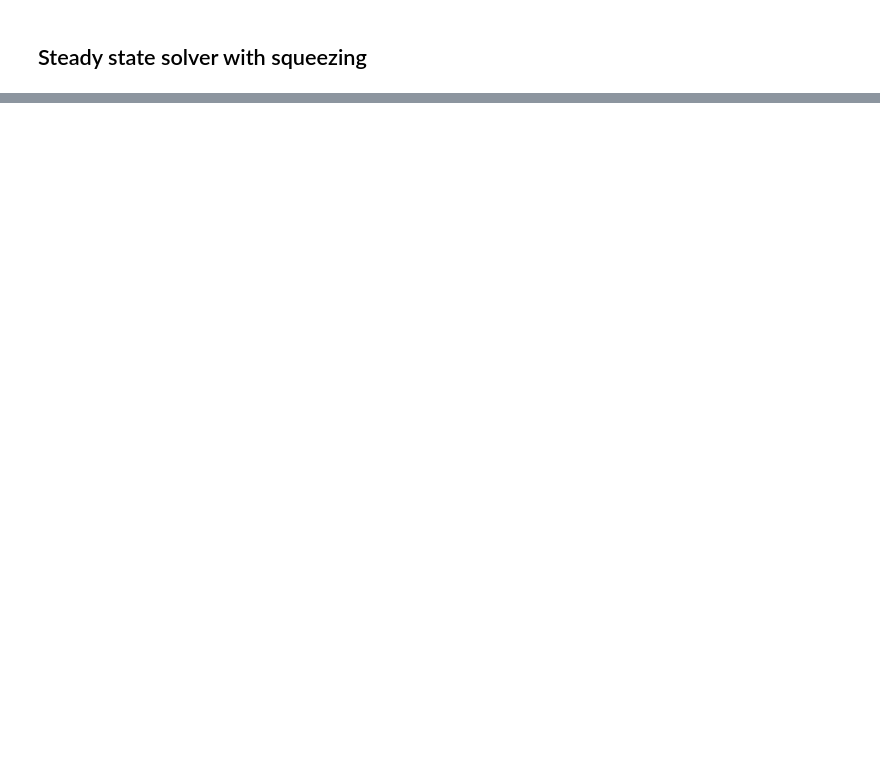
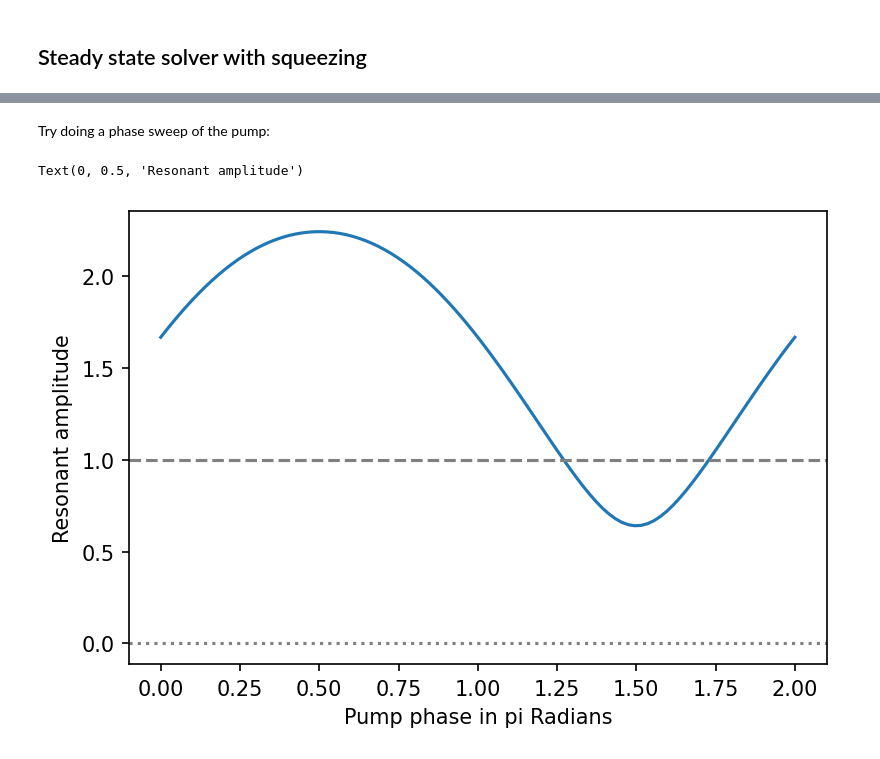
Before and after one commit to gsteele13/gary-misc-notebooks, a Jupyter notebook: Qutip Parametric Amplifier Response.ipynb, the cells around one changed output, grey strips where cells are left out. Saved outputs shown, nothing was run; the diff lists cells and outputs as text; code cells hidden in the pictures; blank space fills up the shorter version.

```diff
--- a/Qutip Parametric Amplifier Response.ipynb
+++ b/Qutip Parametric Amplifier Response.ipynb
@@ -70,0 +61,19 @@ Text(0, 0.5, 'Resonant amplitude')
+# %% [markdown]
+Try doing a phase sweep of the pump:
+# %%
+a_list = []
+N=20
+a = destroy(N)
+phase = np.linspace(0,2*np.pi,100)
+for th in phase:
+    eps_sq = 0.14*np.exp(1j*th)
+    a_list.append(expect(a,do_calc(0)))
+a_list = np.array(a_list)
+plt.plot(phase/np.pi, np.abs(a_list))
+plt.axhline(1,ls="--",c='grey')
+plt.axhline(0,ls=":",c='grey')
+plt.xlabel("Pump phase in pi Radians")
+plt.ylabel("Resonant amplitude")
+# %% [output]
+Text(0, 0.5, 'Resonant amplitude')
+[figure, added]
```
Also changed, not shown: parts of 11 cells of this notebook, 3 other files.
